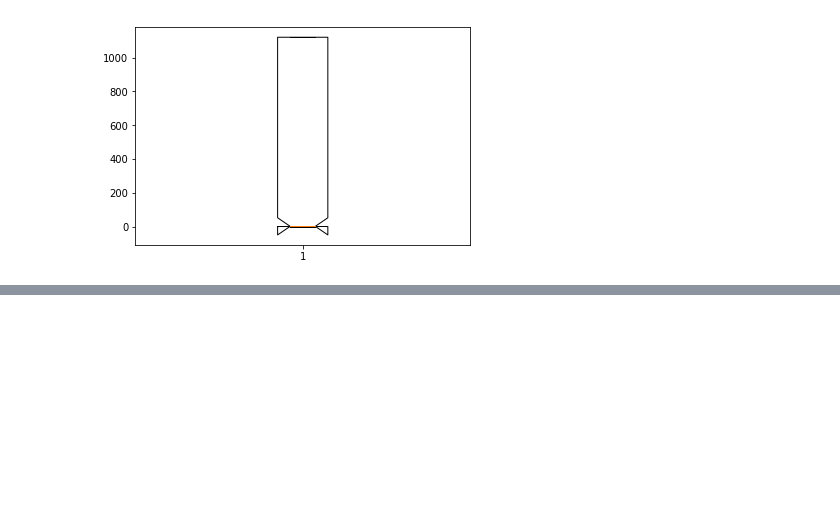
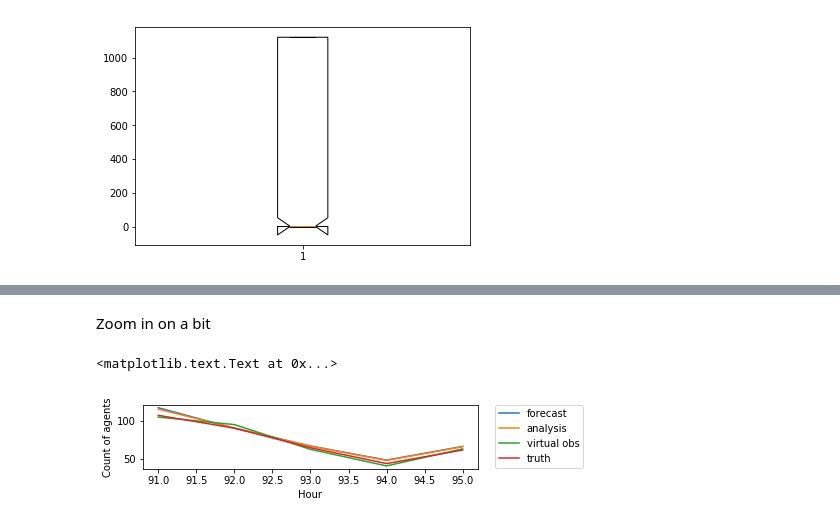
Before and after one commit to nickmalleson/surf, a Jupyter notebook: abm/essa-kalman_filter/Kalman_Example.ipynb, the cells around one changed output, grey strips where cells are left out. Cells and saved outputs as stored; diff of their text form; code cells hidden in the pictures; blank space fills up the shorter version.

```diff
--- a/abm/essa-kalman_filter/Kalman_Example.ipynb
+++ b/abm/essa-kalman_filter/Kalman_Example.ipynb
@@ -241,0 +395,18 @@ plt.boxplot(ens_means, notch=True)
+# %% [markdown]
+Zoom in on a bit
+# %%
+m = 91
+n = 96
+
+xaxis = [i for i in range(m,n)]
+ax = plt.subplot(3,1,2)
+plt.plot(xaxis, stored_forecast[m:n], label="forecast")
+plt.plot(xaxis, stored_analysis[m:n], label="analysis")
+plt.plot(xaxis, stored_truth[m:n], label="virtual obs")
+plt.plot(xaxis, smallertruth[m:n], label="truth")
+plt.legend(bbox_to_anchor=(1.05, 1), loc=2, borderaxespad=0.)
+ax.set_xlabel('Hour')
+ax.set_ylabel('Count of agents')
+# %% [output]
+<matplotlib.text.Text at 0x...>
+[figure, added]
```
Also changed, not shown: parts of 16 cells of this notebook.
